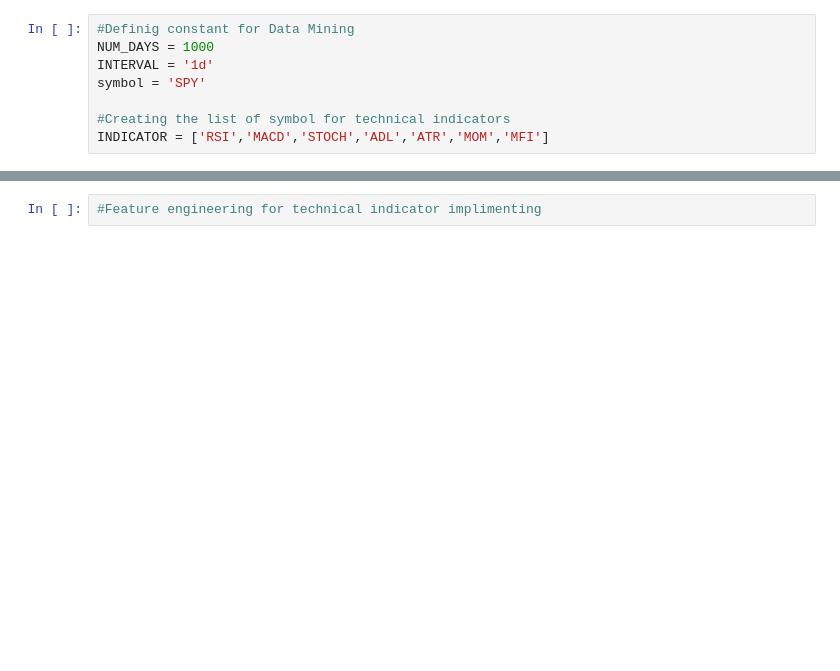
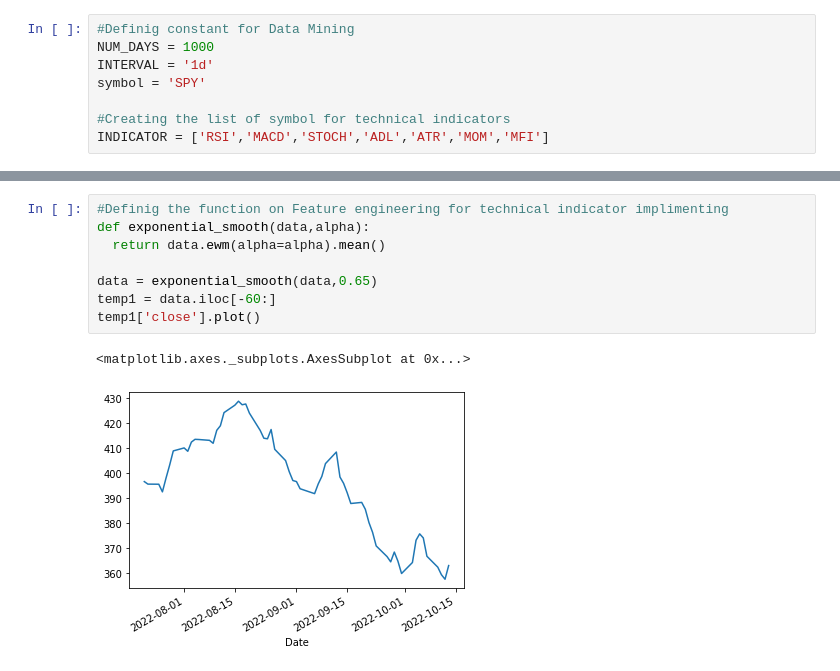
Before and after one commit to Mmbsaksd/Predicting-Future-Stock-Market-Trends-with-Python-Machine-Learning, a Jupyter notebook: Predicting_Future_Stock_Market_Trends_with_Python_&_Machine_Learning.ipynb, the cells around one changed output, grey strips where cells are left out. Saved outputs shown, nothing was run; the diff lists cells and outputs as text; blank space fills up the shorter version.

```diff
--- a/Predicting_Future_Stock_Market_Trends_with_Python_&_Machine_Learning.ipynb
+++ b/Predicting_Future_Stock_Market_Trends_with_Python_&_Machine_Learning.ipynb
@@ -73,2 +73,11 @@ tmp['close'].plot()
-# %%
-#Feature engineering for technical indicator implimenting
+# %%
+#Definig the function on Feature engineering for technical indicator implimenting
+def exponential_smooth(data,alpha):
+  return data.ewm(alpha=alpha).mean()
+
+data = exponential_smooth(data,0.65)
+temp1 = data.iloc[-60:]
+temp1['close'].plot()
+# %% [output]
+<matplotlib.axes._subplots.AxesSubplot at 0x...>
+[figure, added]
```
Also changed, not shown: parts of 5 cells of this notebook.
